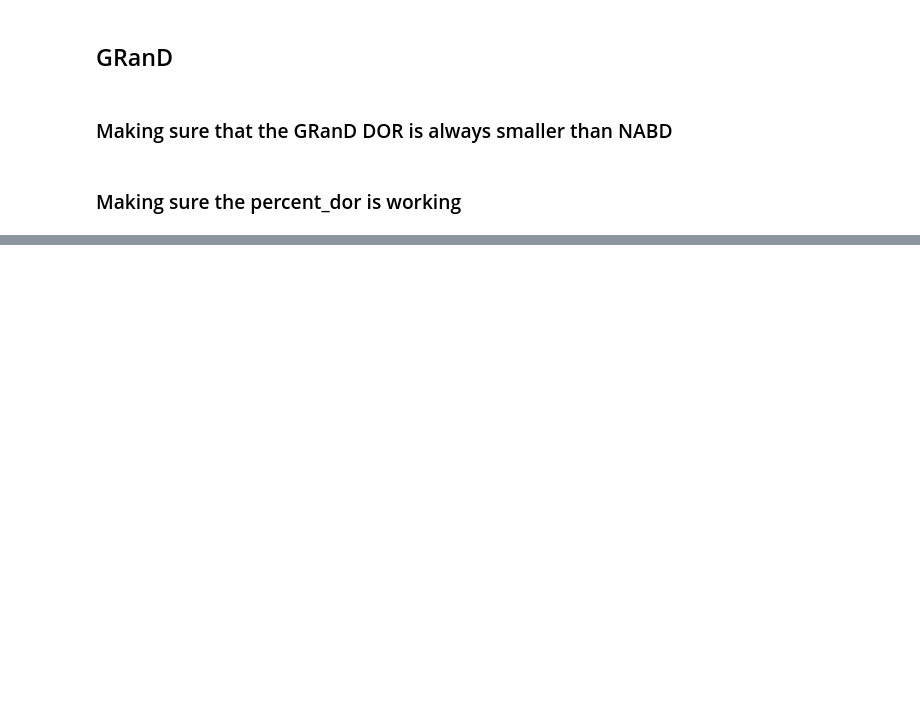
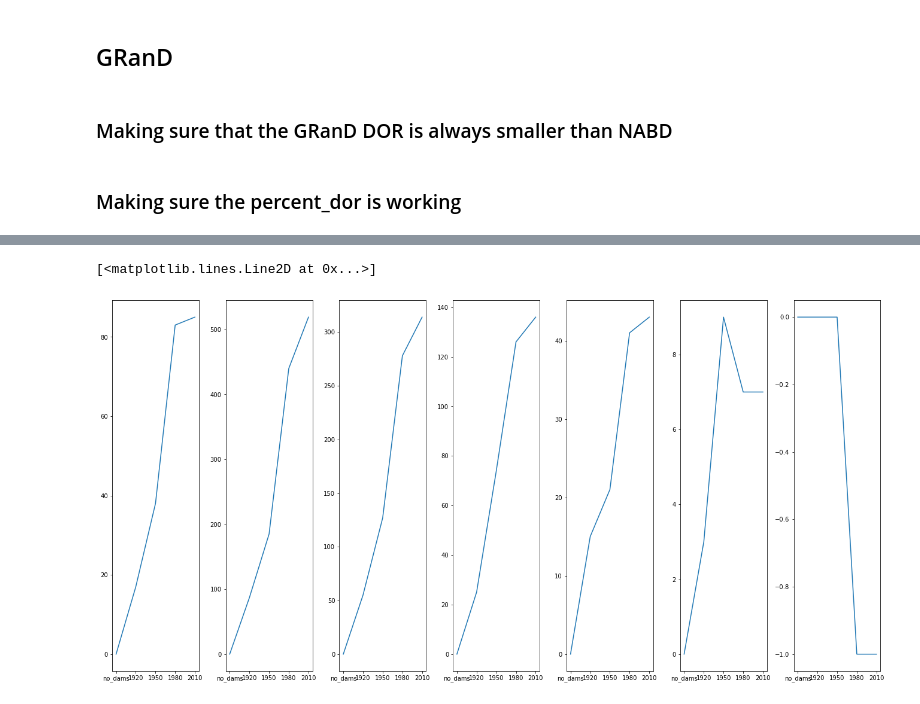
Before and after one commit to rspinti/River_bifurcation, a Jupyter notebook: archive/Rachel_testing/analysis_testing/analysis_testing.ipynb, the cells around one changed output, grey strips where cells are left out. Drawn from its saved outputs; the diff is of its cells as text; code cells hidden in the pictures; blank space fills up the shorter version.

Commit message:
fragment length analysis commits

```diff
--- a/archive/Rachel_testing/analysis_testing/analysis_testing.ipynb
+++ b/archive/Rachel_testing/analysis_testing/analysis_testing.ipynb
@@ -83,0 +230,13 @@ numpy.float64
+# %%
+data_folder = 'HPC_runs_fixed/processed_data/'
+results_folder = 'HPC_runs_fixed/analyzed_data/'
+gdrive = "/Volumes/GoogleDrive/My Drive/Condon_Research_Group/Research_Projects/Rachel/Research/Data/bifurcation_data_repo/" #where shapefiles/csv live
+
+frags_before = pd.read_csv(gdrive+data_folder+"no_dams/"+"Columbia_fragments.csv")
+cut_bins = [0, 1, 10, 100, 1000, 10000, 100000, 1000000]
+labels= ["1", "10", "100", "1000", "10000", "100000", "1000000"]
+frag_bins = pd.cut(frags_before["LENGTHKM"], bins=cut_bins, labels=labels)
+
+# df_ages['age_by_decade'] = pd.cut(x=df_ages['age'], bins=[20, 29, 39, 49], labels=['20s', '30s', '40s'])
+# frags_before["bin"]=pd.cut(frags_before["LENGTHKM"], bins=cut_bins, labels=labels)
+# frags_before
@@ -83,0 +270,34 @@ numpy.float64
+# %%
+years = ["no_dams", "1920", "1950", "1980", "2010"]
+bins = [0, 1, 10, 100, 1000, 10000, 100000, 1000000]
+labels = [str(x) for x in bins[1:]]
+basin_df = pd.DataFrame(0, index=years, columns=labels)
+diff_df = pd.DataFrame(0, index=years, columns=labels)
+
+for year in years:
+    frags = pd.read_csv(gdrive+data_folder+year+"/"+"Columbia_fragments.csv")
+    frag_bins = pd.cut(frags["LENGTHKM"], bins=bins, labels=labels)
+    frag_bins.value_counts().sort_index()
+
+    for count, value in enumerate(basin_df.columns):
+        basin_df.loc[year,value]=frag_bins.value_counts()[count]
+    for value in diff_df.columns:
+        if year != "no_dams":
+            r = basin_df.loc[year,value]-basin_df.loc["no_dams",value]
+            # print(r)
+            diff_df.loc[year,value]=r
+        else:
+            diff_df.loc[year,value]=0
+
+fig, (ax1, ax2, ax3, ax4, ax5, ax6, ax7) = plt.subplots(1, 7, figsize=(20, 10))
+fig.tight_layout(rect=[0.07, 0.03, 1, 0.95])
+ax1.plot(diff_df.index, diff_df["1"])
+ax2.plot(diff_df.index, diff_df["10"])
+ax3.plot(diff_df.index, diff_df["100"])
+ax4.plot(diff_df.index, diff_df["1000"])
+ax5.plot(diff_df.index, diff_df["10000"])
+ax6.plot(diff_df.index, diff_df["100000"])
+ax7.plot(diff_df.index, diff_df["1000000"])
+# %% [output]
+[<matplotlib.lines.Line2D at 0x...>]
+[figure, added]
```
Also changed, not shown: parts of 29 cells of this notebook, 1 other file.
